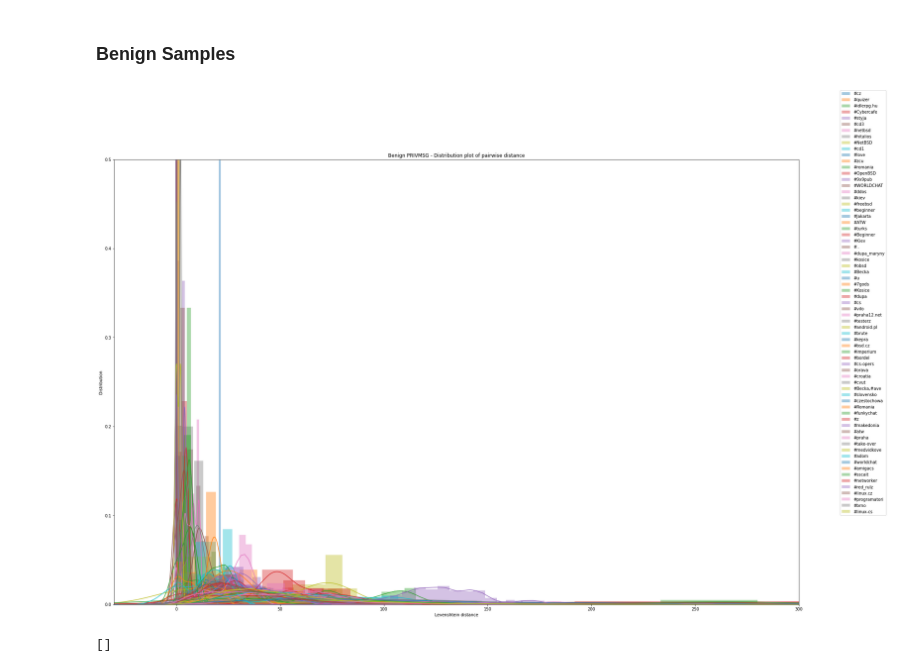
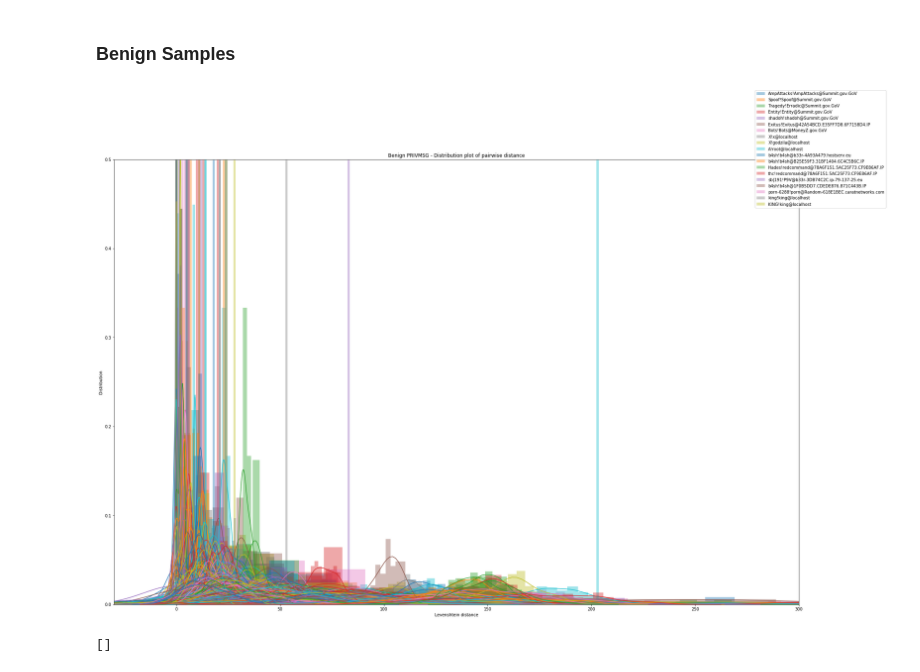
Before and after one commit to stratosphereips/IRC-Behavioral-Analysis, a Jupyter notebook: python/visualization.ipynb, the cells around one changed output. Cells and saved outputs as stored; diff of their text form; code cells hidden in the pictures.

Commit message:
evaluated fixed user classifier, visualized user profiling

```diff
--- a/python/visualization.ipynb
+++ b/python/visualization.ipynb
@@ -18,8 +19,8 @@ log_names_mal = ['03','04','34','39','42','51','56','62']
 log_names_benign = ['irc1']
 log_names = log_names_mal + log_names_benign
 
-# project_dir = '/Users/preneond/Documents/Work/Stratosphere/IRC-Research/IRC-Behavioral-Analysis/'
-project_dir = '/home/prenek/IRC-Behavioral-Analysis/'
+project_dir = '/Users/preneond/Documents/Work/Stratosphere/IRC-Research/IRC-Behavioral-Analysis/'
+# project_dir = '/home/prenek/IRC-Behavioral-Analysis/'
 
 log_dir = os.path.join(project_dir, 'zeek/logs/')
 out_dir = os.path.join(project_dir, 'python/out/')
@@ -28,6 +29,9 @@ plot_dir = os.path.join(project_dir, 'python/plots/')
 fn_join_freq = 'join_freq.log'
 fn_lev_dist = 'lev_dist.log'
 
+fn_lev_dist_mal = os.path.join(out_dir,'lev_dist_user_mal.csv')
+fn_lev_dist_benign = os.path.join(out_dir,'lev_dist_user_benign.csv')
+
 logs_fn_join = [os.path.join(out_dir,l, fn_join_freq) for l in log_names]
 logs_fn_join_mal = [os.path.join(out_dir,l, fn_join_freq) for l in log_names_mal]
 logs_fn_join_benign = [os.path.join(out_dir,l, fn_join_freq) for l in log_names_benign]
@@ -117,0 +93,4 @@ del df_privmsg_mal
+# %%
+df_privmsg_mal = pd.read_csv(fn_lev_dist_mal, converters={'lev_dist': ast.literal_eval})
+df_privmsg_mal.drop(["Unnamed: 0"], axis=1, inplace=True)
+df_privmsg_mal.head()
@@ -117,0 +104,4 @@ del df_privmsg_mal
+# %%
+df_privmsg_benign = pd.read_csv(fn_lev_dist_benign, sep=';',converters={'lev_dist': ast.literal_eval})
+df_privmsg_benign.drop(["Unnamed: 0"], axis=1, inplace=True)
+df_privmsg_benign.head()
@@ -182,8 +194,6 @@ stats.describe(df_privmsg_mal[df_privmsg_mal['pcap'] == '56']['lev_dist'].iloc[0
 # %%
 fig = plt.figure()
 for i, df_el in df_privmsg_mal.iterrows():
-    if df_el['pcap'] == '56':
-        continue
     sns.distplot(df_el['lev_dist'])
     plt.title('Malicious PRIVMSG - Distribution plot of pairwise distance')
     plt.xlabel('Levenshtein distance')
@@ -197,28 +207,18 @@ plt.savefig(os.path.join(plot_dir, 'privmsg_distplot_no56.pdf'), format='pdf')
 # %%
 import ast
 # FIXME: read csv in chunks because the log is too big
-df_privmsg_benign = None
-chunksize = 10 ** 3
-# df_tmp = None
-channels = []
 fig = plt.figure(figsize=(30,20))
 plt.title('Benign PRIVMSG - Distribution plot of pairwise distance')
 plt.xlabel('Levenshtein distance')
 plt.ylabel('Distribution')
 plt.ylim((0,0.5))
 plt.xlim((-30,300))
-for pcap, log in zip(log_names_benign, logs_fn_privmsg_benign):
-    # read line by line
-    for i, df_el in enumerate(pd.read_csv(log, chunksize=1)):
-        try:
-            channels.append(df_el['channel'].iloc[0])
-            el = np.array(ast.literal_eval(df_el['lev_dist'].iloc[0]))
-            sns.distplot(np.absolute(el))
-        except:
-            del el
-            continue
 
-    fig.legend(channels)
-    plt.savefig(os.path.join(plot_dir,'benign_privmsg_distplot.pdf'), format='pdf')
+for i, df_el in df_privmsg_benign.iterrows():
+    sns.distplot(df_el['lev_dist'])
+
+legend_titles = df_privmsg_mal['user']
+fig.legend(legend_titles)
+plt.savefig(os.path.join(plot_dir,'benign_user_privmsg_distplot_all.pdf'), format='pdf')
 # %% [output]
-[figure, old version]
+[figure, new version]
```
Also changed, not shown: parts of 9 cells of this notebook, 3 other files.
